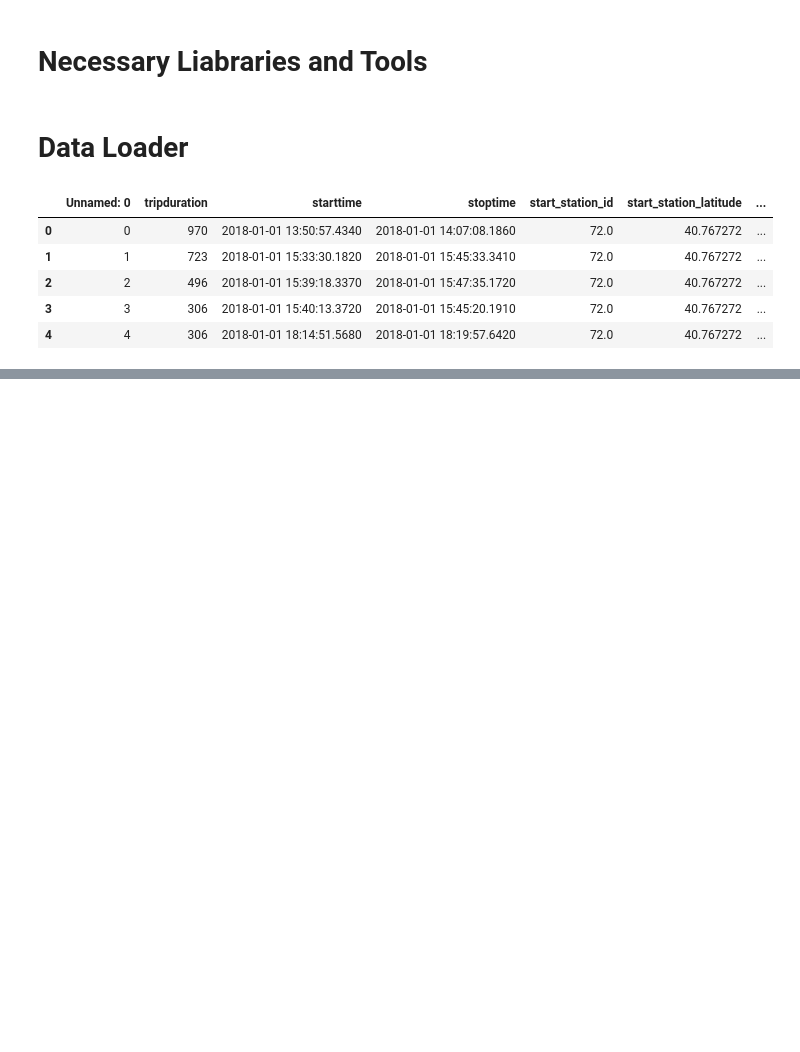
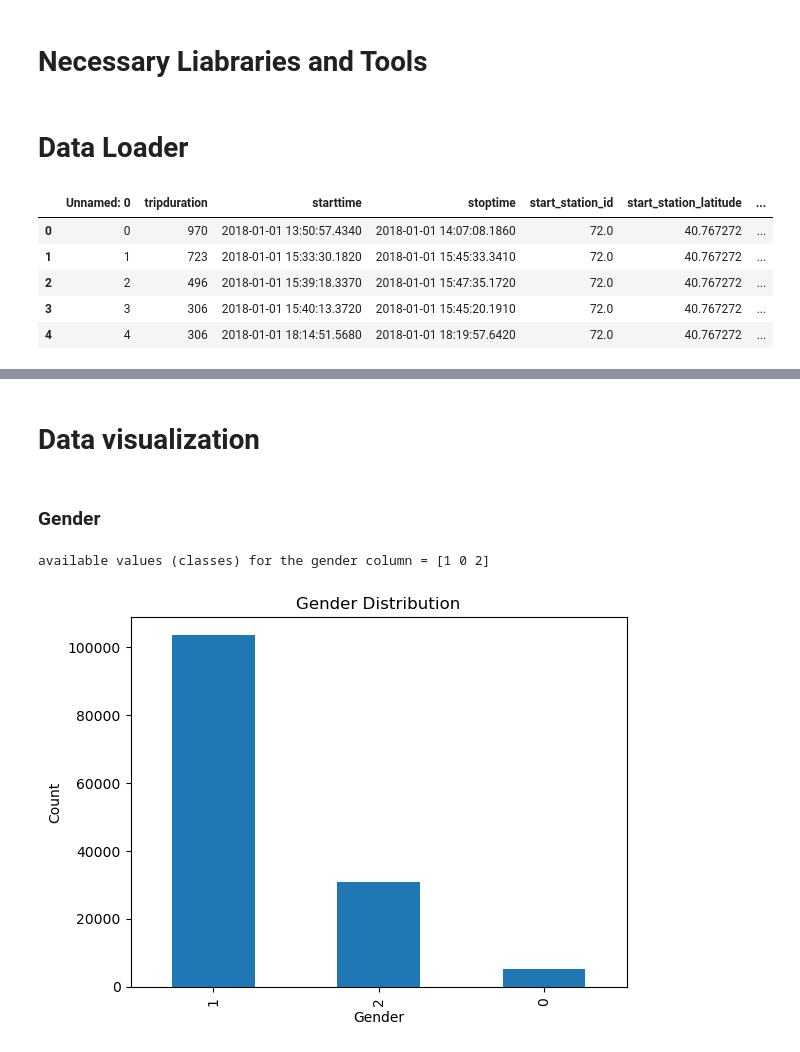
Before and after one commit to IlaAmini/Business-Analytics, a Jupyter notebook: main.ipynb, the cells around one changed output, grey strips where cells are left out. Saved outputs shown, nothing was run; the diff lists cells and outputs as text; code cells hidden in the pictures; blank space fills up the shorter version.

```diff
--- a/main.ipynb
+++ b/main.ipynb
@@ -20,0 +82,7 @@ df.head()
+# %%
+# Convert a datetime column to datetime data type
+df['starttime'] = pd.to_datetime(df['starttime'])
+df['stoptime'] = pd.to_datetime(df['stoptime'])
+# %%
+df=df.set_index('starttime')
+df.head()
@@ -20,0 +97,18 @@ df.head()
+# %% [markdown]
+# Data visualization
+# %% [markdown]
+### Gender
+# %%
+print(f"available values (classes) for the gender column = {df['gender'].unique()}")
+# %% [output]
+available values (classes) for the gender column = [1 0 2]
+# %%
+# Create a bar plot for the "gender" column
+
+df['gender'].value_counts().plot(kind='bar')
+plt.xlabel('Gender')
+plt.ylabel('Count')
+plt.title('Gender Distribution')
+plt.show()
+# %% [output]
+[figure, added]
```
Also changed, not shown: parts of 22 cells of this notebook.
